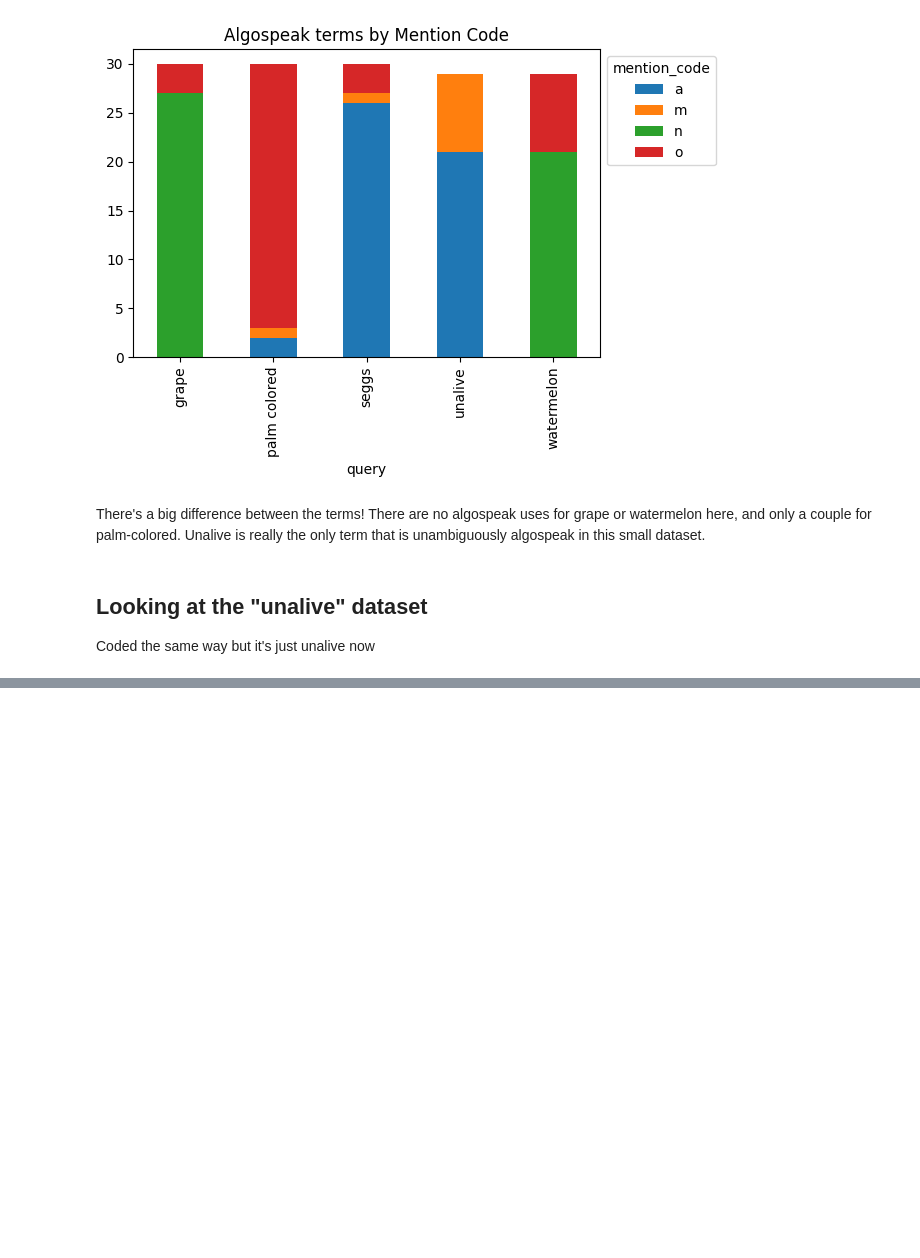
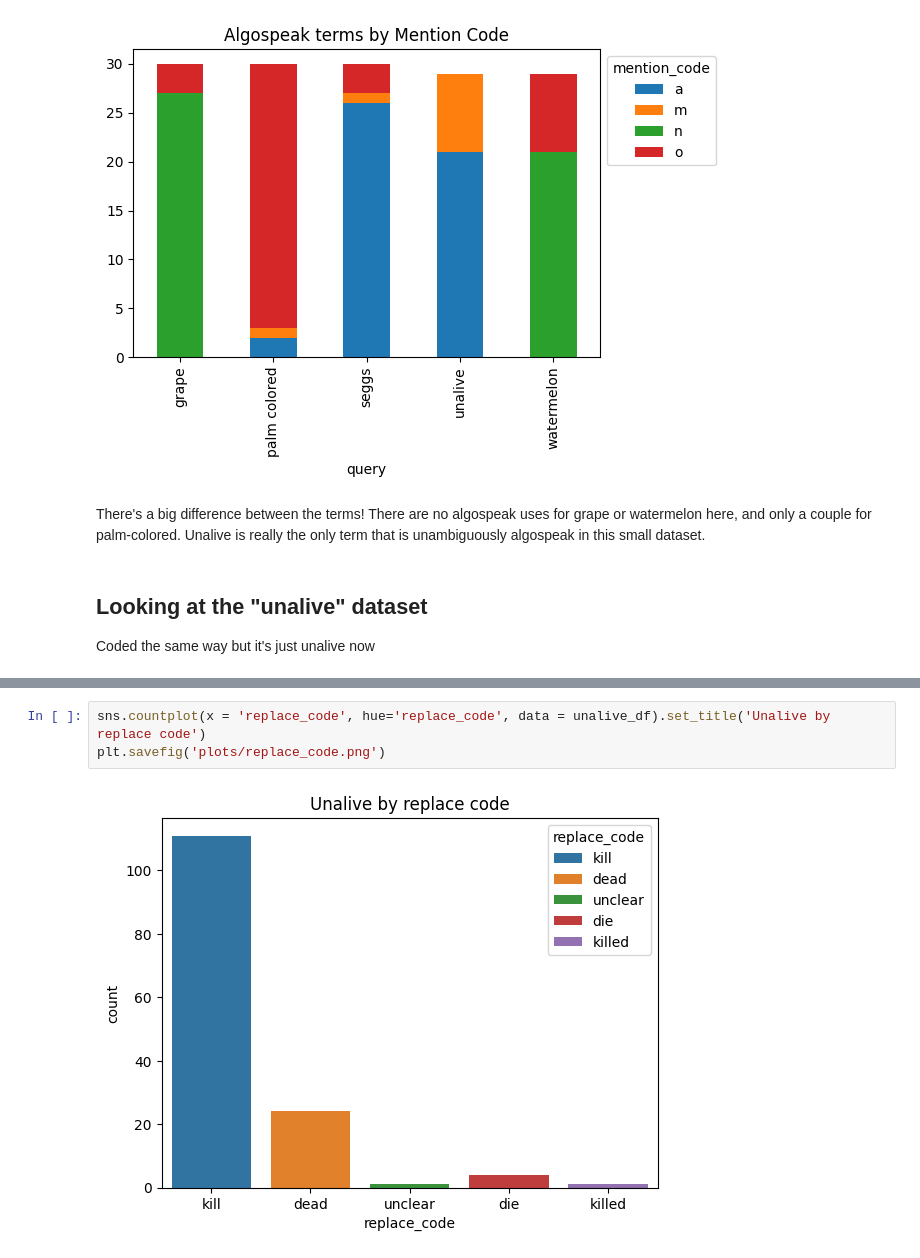
Before and after one commit to Data-Science-for-Linguists-2025/Algospeak-on-Bluesky, a Jupyter notebook: coded_data_viz.ipynb, the cells around one changed output, grey strips where cells are left out. Cells and saved outputs as stored; diff of their text form; blank space fills up the shorter version.

Commit message:
added more codes, made more graphs

```diff
--- a/coded_data_viz.ipynb
+++ b/coded_data_viz.ipynb
@@ -138,0 +124,5 @@ plt.savefig('plots/interactions_by_mention_code.png')
+# %%
+sns.countplot(x = 'replace_code', hue='replace_code', data = unalive_df).set_title('Unalive by replace code')
+plt.savefig('plots/replace_code.png')
+# %% [output]
+[figure, added]
```
Also changed, not shown: parts of 13 cells of this notebook, 3 other files.
